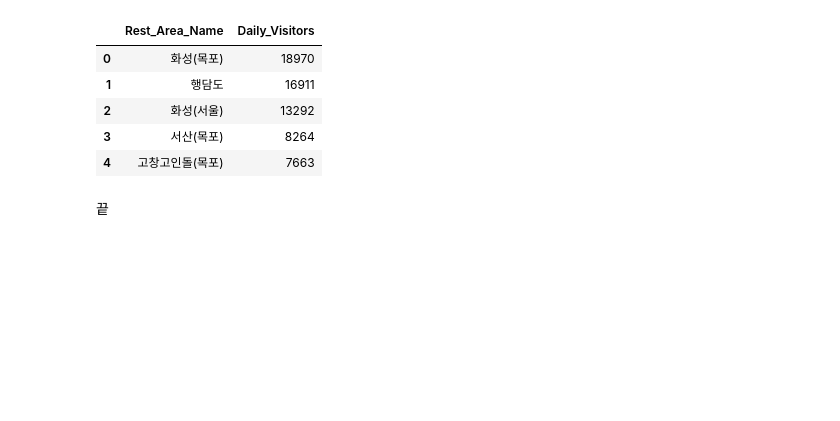
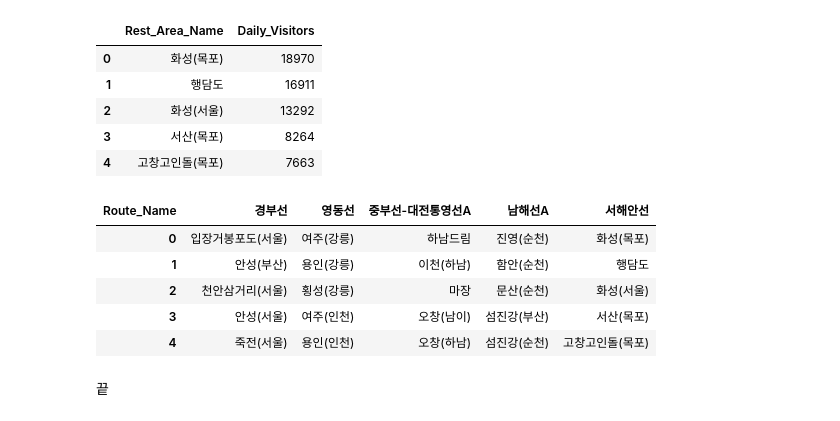
Before and after one commit to GRetriever/Data-Analysis-Project, a Jupyter notebook: project.ipynb, the cells around one changed output. Saved outputs shown, nothing was run; the diff lists cells and outputs as text; code cells hidden in the pictures; blank space fills up the shorter version.

```diff
--- a/project.ipynb
+++ b/project.ipynb
@@ -577,8 +582,8 @@ ORDER BY
 LIMIT
  5
 '''
-df = client.query(sql).to_dataframe()
-df
+Route_2 = client.query(sql).to_dataframe()
+Route_2
 # %% [output]
 |  | Rest_Area_Name | Daily_Visitors |
 | 0 | 여주(강릉) | 18032 |
@@ -600,8 +605,8 @@ ORDER BY
 LIMIT
  5
 '''
-df = client.query(sql).to_dataframe()
-df
+Route_3 = client.query(sql).to_dataframe()
+Route_3
 # %% [output]
 |  | Rest_Area_Name | Daily_Visitors |
 | 0 | 하남드림 | 13632 |
@@ -623,8 +628,8 @@ ORDER BY
 LIMIT
  5
 '''
-df = client.query(sql).to_dataframe()
-df
+Route_4 = client.query(sql).to_dataframe()
+Route_4
 # %% [output]
 |  | Rest_Area_Name | Daily_Visitors |
 | 0 | 진영(순천) | 10831 |
@@ -646,8 +651,8 @@ ORDER BY
 LIMIT
  5
 '''
-df = client.query(sql).to_dataframe()
-df
+Route_5 = client.query(sql).to_dataframe()
+Route_5
 # %% [output]
 |  | Rest_Area_Name | Daily_Visitors |
 | 0 | 화성(목포) | 18970 |
@@ -655,5 +660,23 @@ df
 | 2 | 화성(서울) | 13292 |
 | 3 | 서산(목포) | 8264 |
 | 4 | 고창고인돌(목포) | 7663 |
+# %%
+Ranking = pd.DataFrame(columns = Highway['Route_Name'])
+Ranking['경부선'] = Route_1['Rest_Area_Name']
+Ranking['영동선'] = Route_2['Rest_Area_Name']
+Ranking['중부선-대전통영선A'] = Route_3['Rest_Area_Name']
+Ranking['남해선A'] = Route_4['Rest_Area_Name']
+Ranking['서해안선'] = Route_5['Rest_Area_Name']
+
+Ranking
+
+#  https://zephyrus1111.tistory.com/33 판다스 표 만들기
+# %% [output]
+| Route_Name | 경부선 | 영동선 | 중부선-대전통영선A | 남해선A | 서해안선 |
+| 0 | 입장거봉포도(서울) | 여주(강릉) | 하남드림 | 진영(순천) | 화성(목포) |
+| 1 | 안성(부산) | 용인(강릉) | 이천(하남) | 함안(순천) | 행담도 |
+| 2 | 천안삼거리(서울) | 횡성(강릉) | 마장 | 문산(순천) | 화성(서울) |
+| 3 | 안성(서울) | 여주(인천) | 오창(남이) | 섬진강(부산) | 서산(목포) |
+| 4 | 죽전(서울) | 용인(인천) | 오창(하남) | 섬진강(순천) | 고창고인돌(목포) |
 # %% [markdown]
 끝
```
Also changed, not shown: parts of 5 cells of this notebook.
